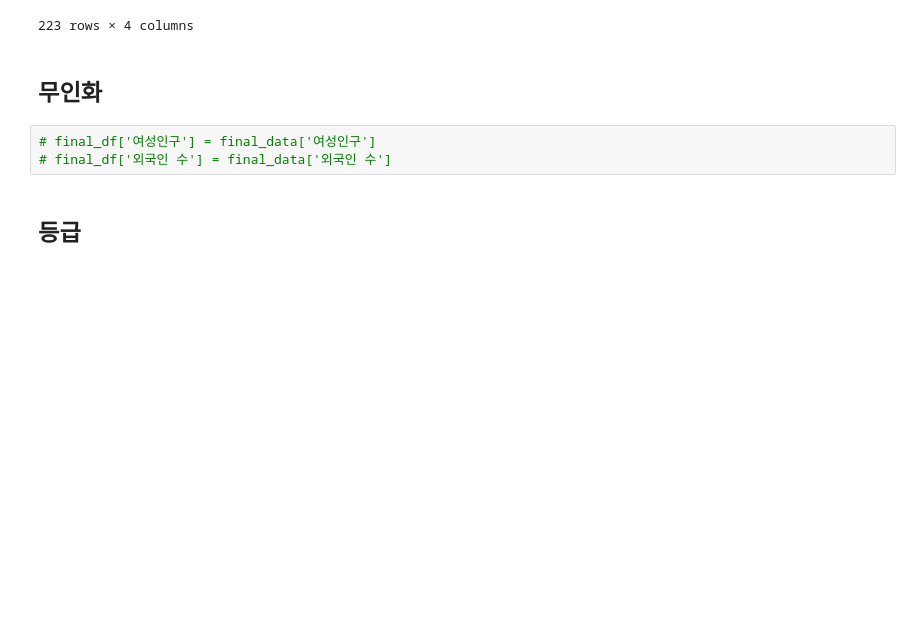
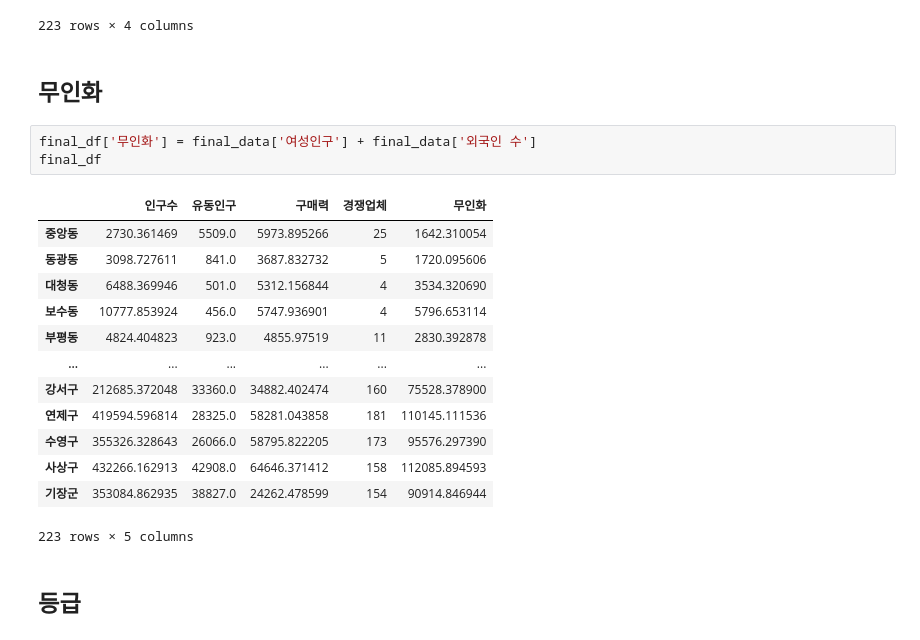
Before and after one commit to ellynhan/marketAnalysis, a Jupyter notebook: createFinalData/eval_final_data.ipynb, the cells around one changed output. Cells and saved outputs as stored; diff of their text form; blank space fills up the shorter version.

```diff
--- a/createFinalData/eval_final_data.ipynb
+++ b/createFinalData/eval_final_data.ipynb
@@ -173,8 +173,22 @@ final_df
 # %% [markdown]
 ## 무인화
 # %%
-# final_df['여성인구'] = final_data['여성인구']
-# final_df['외국인 수'] = final_data['외국인 수']
+final_df['무인화'] = final_data['여성인구'] + final_data['외국인 수']
+final_df
+# %% [output]
+|  | 인구수 | 유동인구 | 구매력 | 경쟁업체 | 무인화 |
+| 중앙동 | 2730.361469 | 5509.0 | 5973.895266 | 25 | 1642.310054 |
+| 동광동 | 3098.727611 | 841.0 | 3687.832732 | 5 | 1720.095606 |
+| 대청동 | 6488.369946 | 501.0 | 5312.156844 | 4 | 3534.320690 |
+| 보수동 | 10777.853924 | 456.0 | 5747.936901 | 4 | 5796.653114 |
+| 부평동 | 4824.404823 | 923.0 | 4855.97519 | 11 | 2830.392878 |
+| ... | ... | ... | ... | ... | ... |
+| 강서구 | 212685.372048 | 33360.0 | 34882.402474 | 160 | 75528.378900 |
+| 연제구 | 419594.596814 | 28325.0 | 58281.043858 | 181 | 110145.111536 |
+| 수영구 | 355326.328643 | 26066.0 | 58795.822205 | 173 | 95576.297390 |
+| 사상구 | 432266.162913 | 42908.0 | 64646.371412 | 158 | 112085.894593 |
+| 기장군 | 353084.862935 | 38827.0 | 24262.478599 | 154 | 90914.846944 |
+223 rows × 5 columns
 # %% [markdown]
 ## 등급
 # %%
```
Also changed, not shown: parts of 2 cells of this notebook, 1 other file.
